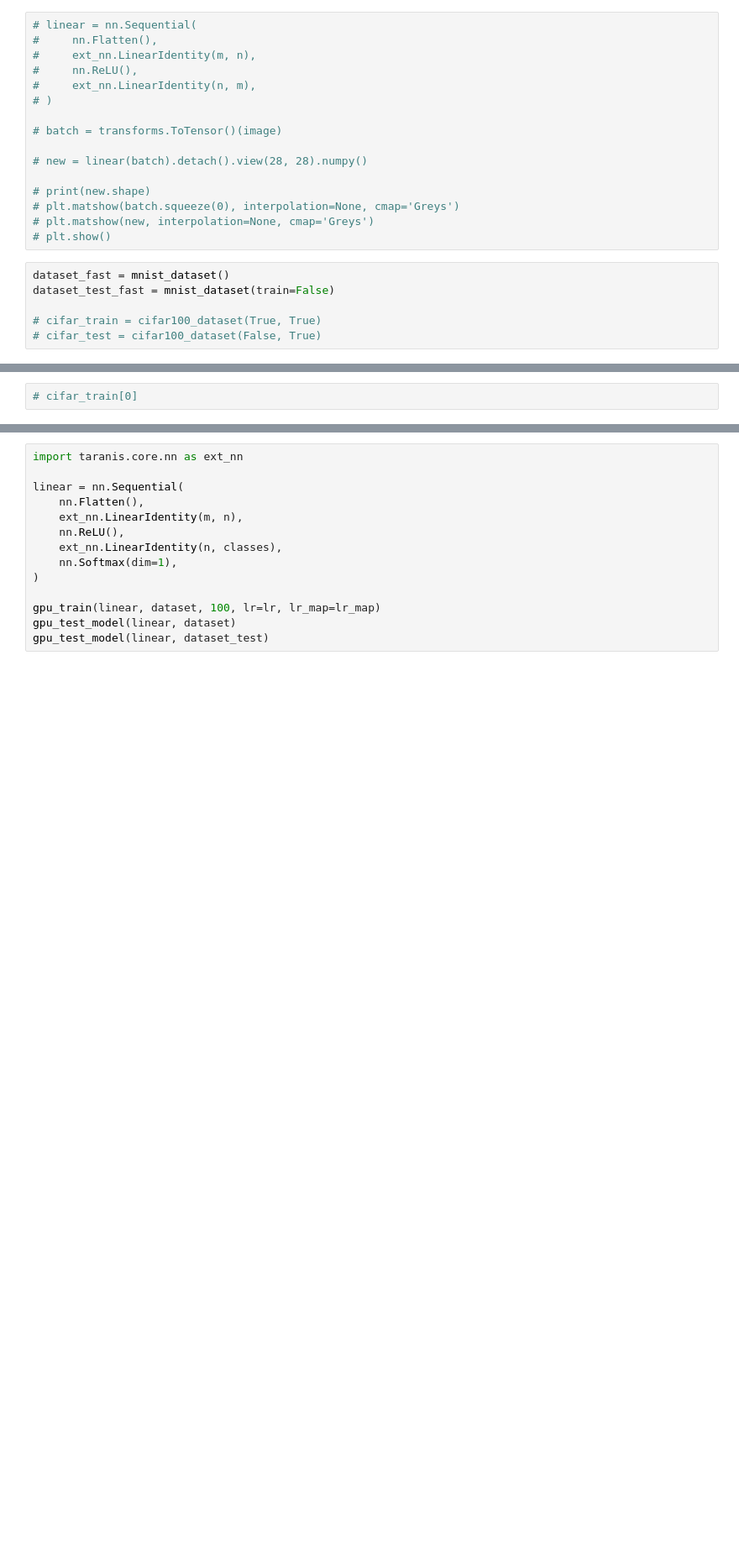
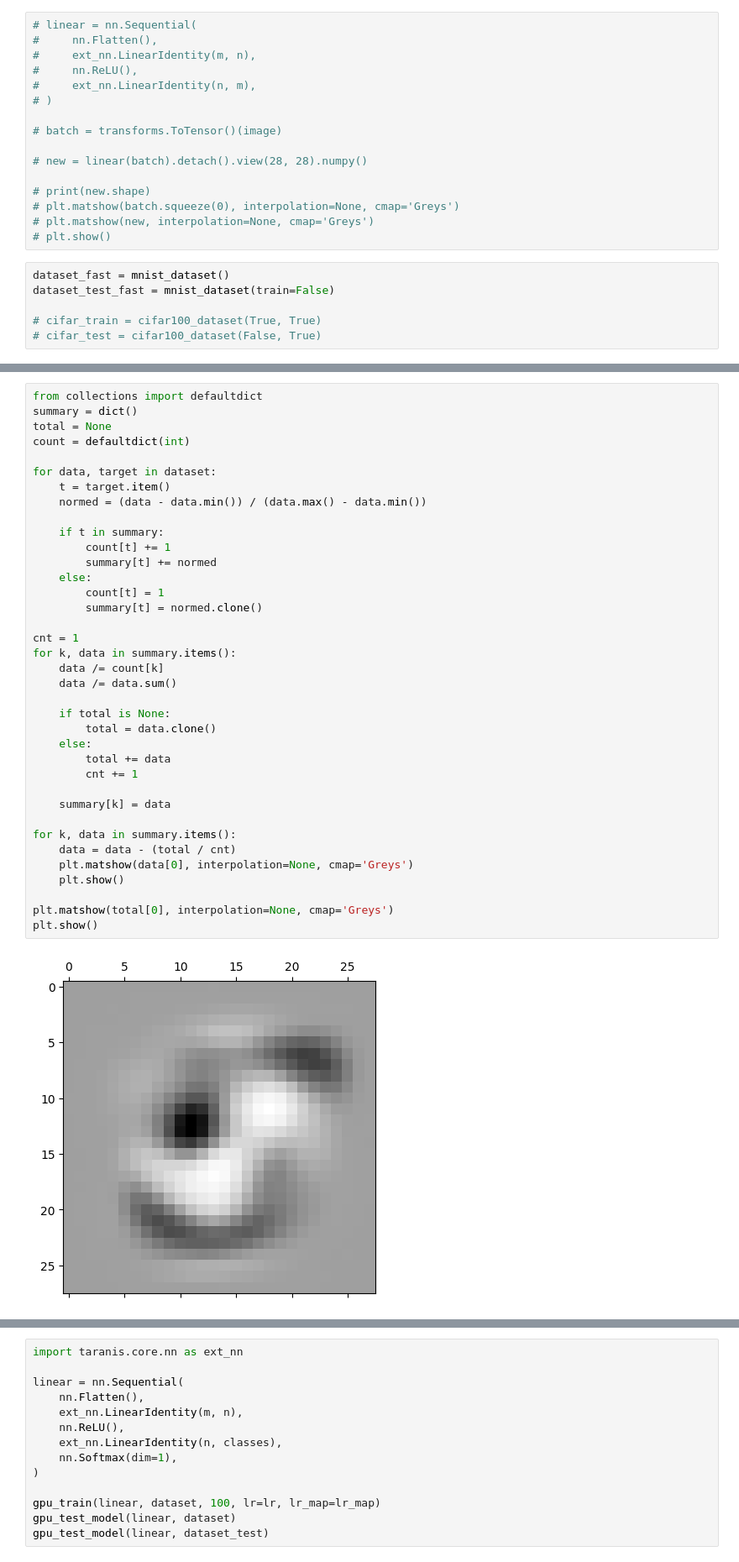
Before and after one commit to kiwi-lang/taranis, a Jupyter notebook: examples/Experiments.ipynb, the cells around one changed output, grey strips where cells are left out. Shown at 84% size. Cells and saved outputs as stored; diff of their text form; blank space fills up the shorter version.

```diff
--- a/examples/Experiments.ipynb
+++ b/examples/Experiments.ipynb
@@ -69,4 +69,41 @@ print(input_shape, m, n)
 # %% [output]
 (1, 28, 28) 784 7840
 # %%
-# cifar_train[0]
+from collections import defaultdict
+summary = dict()
+total = None
+count = defaultdict(int)
+
+for data, target in dataset:
+    t = target.item()
+    normed = (data - data.min()) / (data.max() - data.min())
+
+    if t in summary:
+        count[t] += 1
+        summary[t] += normed
+    else:
+        count[t] = 1
+        summary[t] = normed.clone()
+
+cnt = 1
+for k, data in summary.items():
+    data /= count[k]
+    data /= data.sum()
+
+    if total is None:
+        total = data.clone()
+    else:
+        total += data
+        cnt += 1
+
+    summary[k] = data
+
+for k, data in summary.items():
+    data = data - (total / cnt)
+    plt.matshow(data[0], interpolation=None, cmap='Greys')
+    plt.show()
+
+plt.matshow(total[0], interpolation=None, cmap='Greys')
+plt.show()
+# %% [output]
+[figure, added]
```
Also changed, not shown: parts of 19 cells of this notebook, 3 other files.
